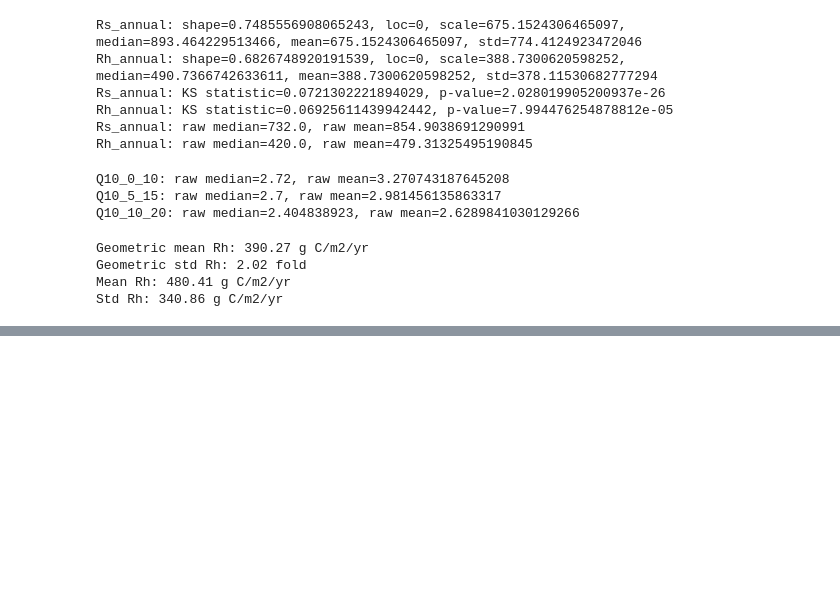
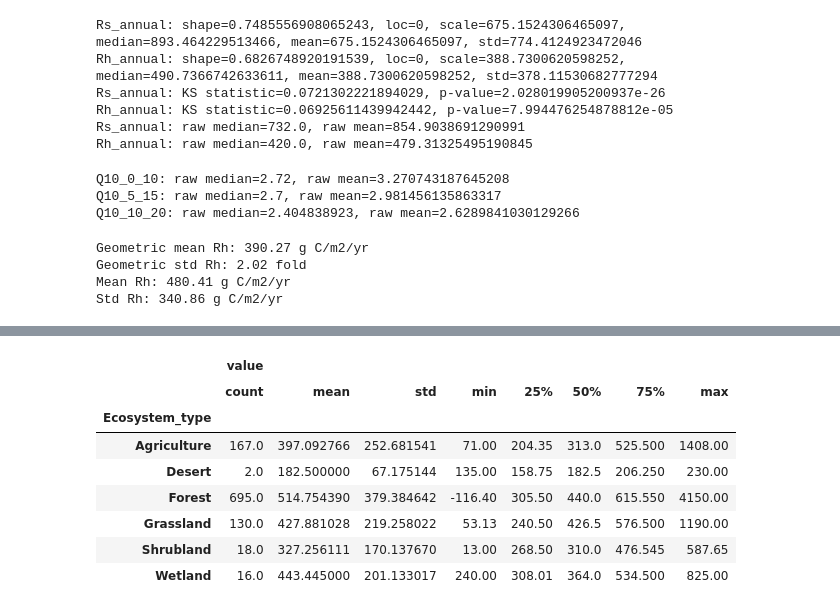
Before and after one commit to flamholz/soil-resp-review25, a Jupyter notebook: notebooks/SRDB_histograms.ipynb, the cells around one changed output, grey strips where cells are left out. Saved outputs shown, nothing was run; the diff lists cells and outputs as text; code cells hidden in the pictures; blank space fills up the shorter version.

Commit message:
breakdown by ecosystem

```diff
--- a/notebooks/SRDB_histograms.ipynb
+++ b/notebooks/SRDB_histograms.ipynb
@@ -200,0 +219,15 @@ Std Rh: 340.86 g C/m2/yr
+# %%
+top_eco = srdb['Ecosystem_type'].value_counts()[:6]
+mask_rs = srdb['Ecosystem_type'].isin(top_eco.index) & srdb['Rs_annual'].notnull()
+mask_rh = srdb['Ecosystem_type'].isin(top_eco.index) & srdb['Rh_annual'].notnull()
+masked_rs = srdb[mask_rs]
+masked_rh = srdb[mask_rh]
+
+long_form_Rh = pd.melt(masked_rh,
+                       id_vars='Record_number,Ecosystem_type'.split(','),
+                       value_vars=['Rh_annual'])
+long_form_Rs = pd.melt(masked_rs,
+                       id_vars='Record_number,Ecosystem_type'.split(','),
+                       value_vars=['Rs_annual'])
+
+long_form_Rh.head()
@@ -200,0 +241,13 @@ Std Rh: 340.86 g C/m2/yr
+# %%
+# See if agricultural is higher/lower than typical
+long_form_Rh['value,Ecosystem_type'.split(',')].groupby('Ecosystem_type').describe()
+# %% [output]
+|  | value |  |  |  |  |  |  |  |
+|  | count | mean | std | min | 25% | 50% | 75% | max |
+| Ecosystem_type |  |  |  |  |  |  |  |  |
+| Agriculture | 167.0 | 397.092766 | 252.681541 | 71.00 | 204.35 | 313.0 | 525.500 | 1408.00 |
+| Desert | 2.0 | 182.500000 | 67.175144 | 135.00 | 158.75 | 182.5 | 206.250 | 230.00 |
+| Forest | 695.0 | 514.754390 | 379.384642 | -116.40 | 305.50 | 440.0 | 615.550 | 4150.00 |
+| Grassland | 130.0 | 427.881028 | 219.258022 | 53.13 | 240.50 | 426.5 | 576.500 | 1190.00 |
+| Shrubland | 18.0 | 327.256111 | 170.137670 | 13.00 | 268.50 | 310.0 | 476.545 | 587.65 |
+| Wetland | 16.0 | 443.445000 | 201.133017 | 240.00 | 308.01 | 364.0 | 534.500 | 825.00 |
```
Also changed, not shown: parts of 4 cells of this notebook.
